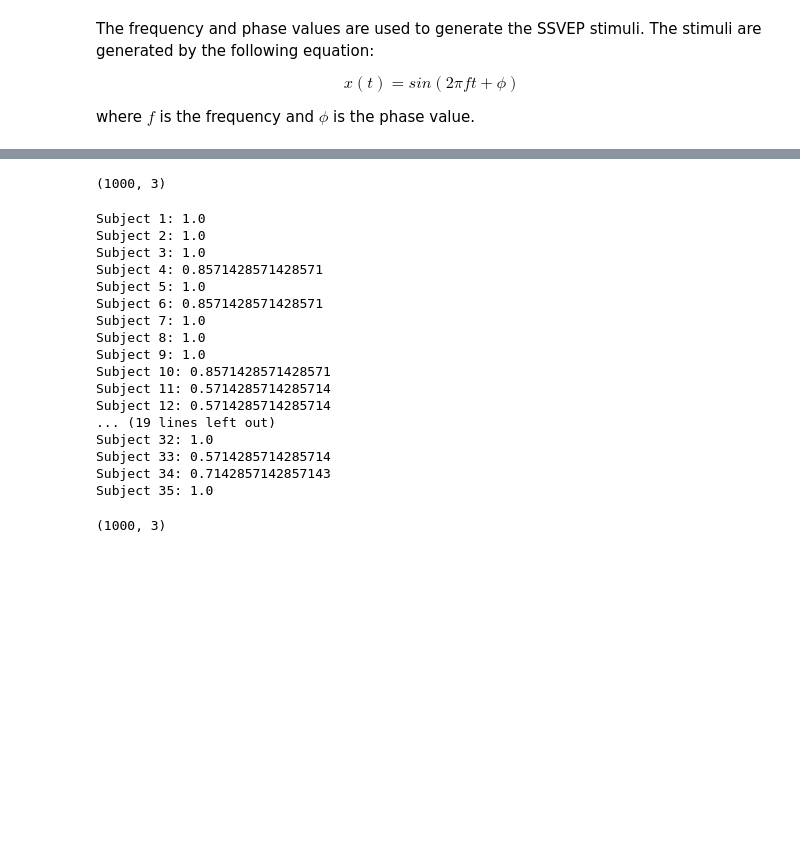
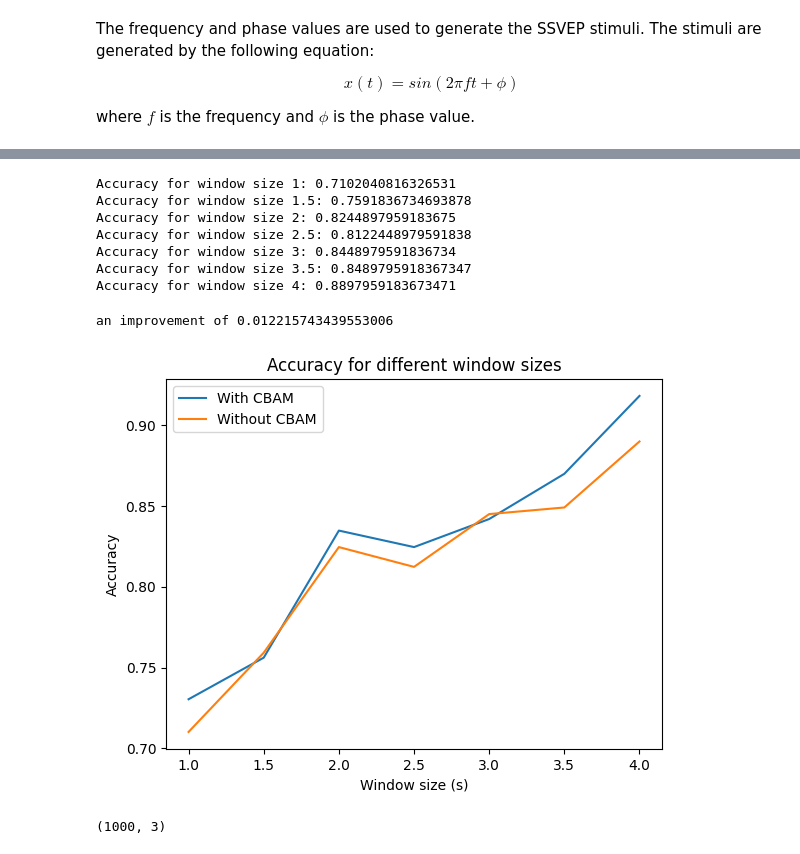
Before and after one commit to loaspra/stargan-ssvep, a Jupyter notebook: classif.ipynb, the cells around one changed output, grey strips where cells are left out. Drawn from its saved outputs; the diff is of its cells as text; code cells hidden in the pictures; blank space fills up the shorter version.

Commit message:
Finalizing plots (w_size vs acc)

```diff
--- a/classif.ipynb
+++ b/classif.ipynb
@@ -224,38 +221,62 @@ def get_acc_of_subject(subject, path, w_size = 4):
     acc = accuracy_score(targets, predictions)
 
     return acc
-# %%
-path = "data/staged/1/S10_0.npy"
-data = np.load(path)
-data.shape
-# %% [output]
-(1000, 3)
 # %%
-window_size = 4
+window_sizes = [1, 1.5, 2, 2.5, 3, 3.5, 4]
 
 path = "data/staged/1/"
 
-for i in range(1, 36):
-    acc = get_acc_of_subject(f"S{i}", path, window_size)
-    print(f"Accuracy: S_{i}: {acc}")
+for window_size in window_sizes:
+    accs = []
+
+    for i in range(1, 36):
+        acc = get_acc_of_subject(f"S{i}", path, window_size)
+        accs.append(acc)
+
+    print(f"Accuracy for window size {window_size}: {np.mean(accs)}")
+
+# accs = []
+
+# for i in range(1, 36):
+#     acc = get_acc_of_subject(f"S{i}", path, window_size)
+#     accs.append(acc)
+
+# print(f"Accuracy for window size {window_size}: {np.mean(accs)}")
 # %% [output]
-Subject 1: 1.0
-Subject 2: 1.0
-Subject 3: 1.0
-Subject 4: 0.8571428571428571
-Subject 5: 1.0
-Subject 6: 0.8571428571428571
-Subject 7: 1.0
-Subject 8: 1.0
-Subject 9: 1.0
-Subject 10: 0.8571428571428571
-Subject 11: 0.5714285714285714
-Subject 12: 0.5714285714285714
-... (19 lines left out)
-Subject 32: 1.0
-Subject 33: 0.5714285714285714
-Subject 34: 0.7142857142857143
-Subject 35: 1.0
+Accuracy for window size 1: 0.7102040816326531
+Accuracy for window size 1.5: 0.7591836734693878
+Accuracy for window size 2: 0.8244897959183675
+Accuracy for window size 2.5: 0.8122448979591838
+Accuracy for window size 3: 0.8448979591836734
+Accuracy for window size 3.5: 0.8489795918367347
+Accuracy for window size 4: 0.8897959183673471
+# %%
+"""
+Accuracy for window size 1: 0.7102040816326531, 0.7304081632605301 (with CBAM)
+Accuracy for window size 1.5: 0.7591836734693878, 0.7561224489795918 (with CBAM)
+Accuracy for window size 2: 0.8244897959183675,  0.834693877551021 (with CBAM)
+Accuracy for window size 2.5: 0.8122448979591838, 0.82448979591838 (with CBAM)
+Accuracy for window size 3: 0.8448979591836734, 0.8418367346938775 (with CBAM)
+Accuracy for window size 3.5: 0.8489795918367347, 0.869795918367347 (with CBAM)
+Accuracy for window size 4: 0.8897959183673471, 0.917959183673471 (with CBAM)
+"""
+
+# plot the results of the comment above
+accs = [0.7102040816326531, 0.7591836734693878, 0.8244897959183675, 0.8122448979591838, 0.8448979591836734, 0.8489795918367347, 0.8897959183673471]
+accs_cbam = [0.7304081632605301, 0.7561224489795918, 0.834693877551021, 0.82448979591838, 0.8418367346938775, 0.869795918367347, 0.917959183673471]
+
+# use barplots
+plt.plot(window_sizes, accs_cbam, label="With CBAM")
+plt.plot(window_sizes, accs, label="Without CBAM")
+plt.legend()
+plt.xlabel("Window size (s)")
+plt.ylabel("Accuracy")
+plt.title("Accuracy for different window sizes")
+
+print(f"an improvement of {np.mean(accs_cbam) - np.mean(accs)}")
+# %% [output]
+an improvement of 0.012215743439553006
+[figure, added]
 # %%
 data = r"data\train\1\S1_0.npy"
 
```
Also changed, not shown: parts of 5 cells of this notebook, 1 other file.
